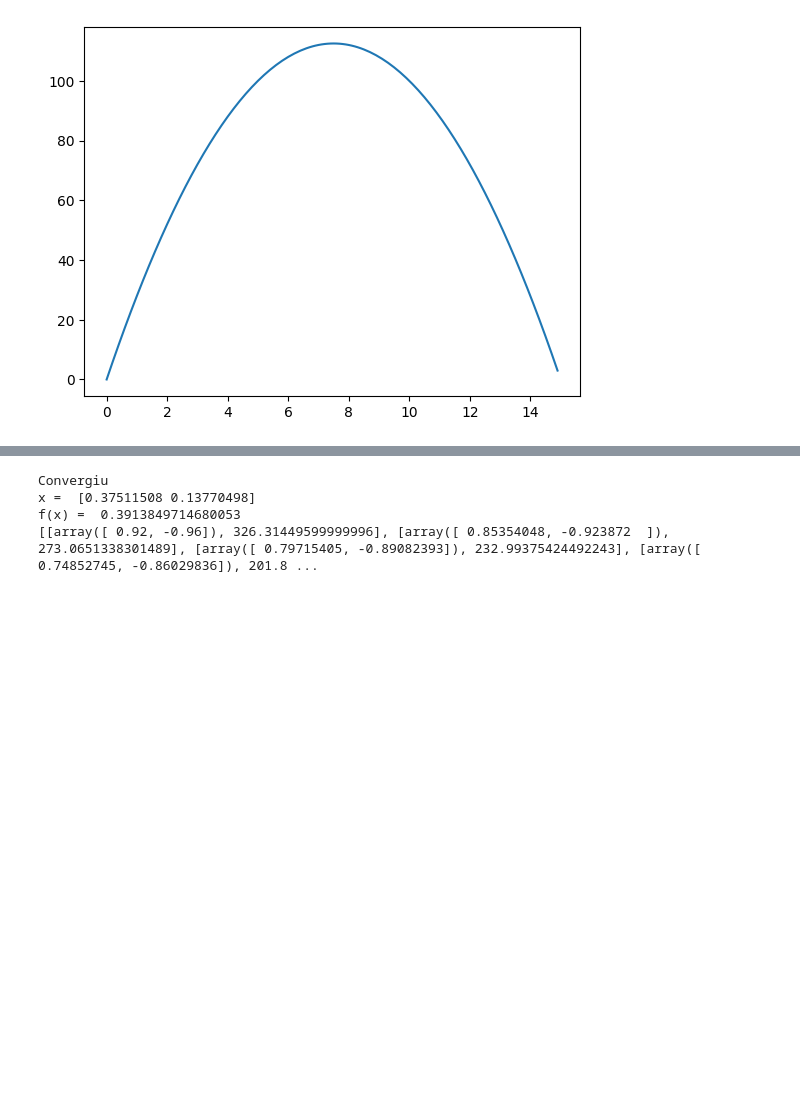
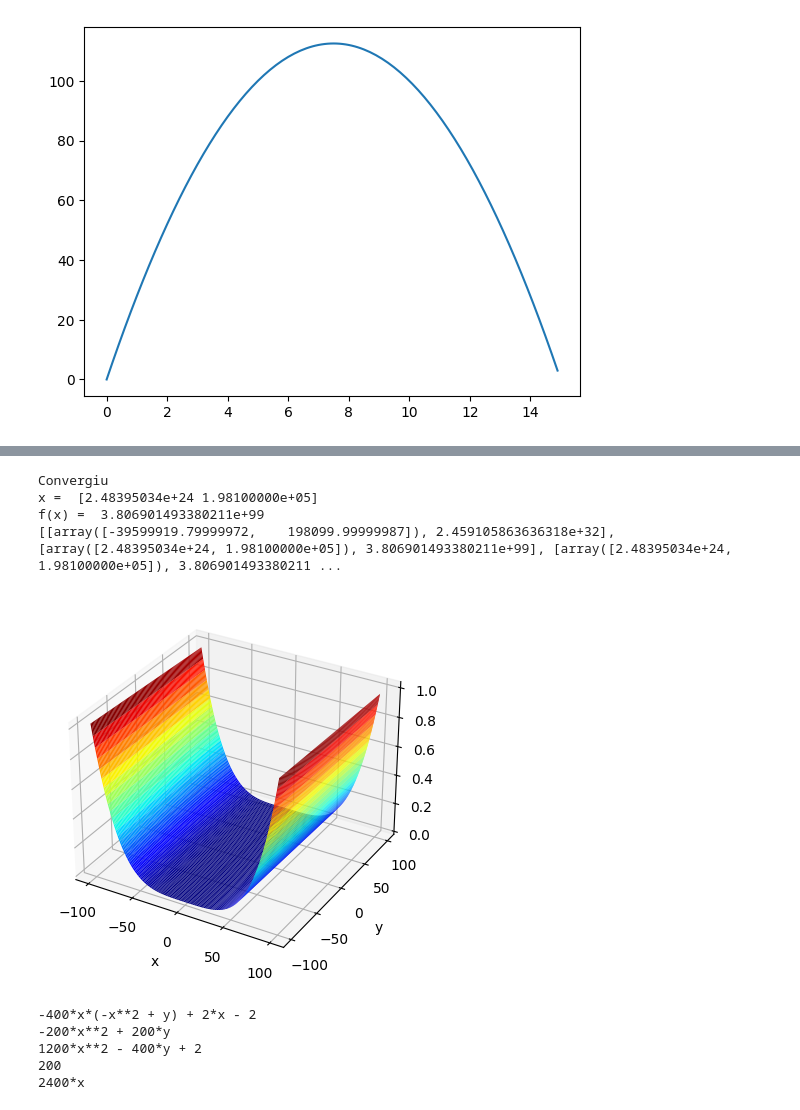
Before and after one commit to amaral220x/IC2023, a Jupyter notebook: gradient.ipynb, the cells around one changed output, grey strips where cells are left out. Drawn from its saved outputs; the diff is of its cells as text; code cells hidden in the pictures; blank space fills up the shorter version.

Commit message:
testes e mais testes

```diff
--- a/gradient.ipynb
+++ b/gradient.ipynb
@@ -175,13 +165,49 @@ Convergiu
 # %%
 def rosenbrock_2d(x):
     return 100 * (x[1] - x[0] ** 2) ** 2 + (1 - x[0]) ** 2
-x = np.array([1,-1])
-res, x, fx = g_descendent(x, 0.0001, rosenbrock_2d, "min")
+x = np.array([100,100])
+res, x, fx = g_descendent(x, 0.1, rosenbrock_2d, "min")
 print("x = ", x)
 print("f(x) = ", fx)
 print(res)
 # %% [output]
 Convergiu
-x =  [0.37511508 0.13770498]
-f(x) =  0.3913849714680053
-[[array([ 0.92, -0.96]), 326.31449599999996], [array([ 0.85354048, -0.923872  ]), 273.0651338301489], [array([ 0.79715405, -0.89082393]), 232.99375424492243], [array([ 0.74852745, -0.86029836]), 201.8 ...
+x =  [2.48395034e+24 1.98100000e+05]
+f(x) =  3.806901493380211e+99
+[[array([-39599919.79999972,    198099.99999987]), 2.459105863636318e+32], [array([2.48395034e+24, 1.98100000e+05]), 3.806901493380211e+99], [array([2.48395034e+24, 1.98100000e+05]), 3.806901493380211 ...
+# %%
+def plotar_rosenbrock():
+    x = np.arange(-100, 100, 0.1)
+    y = np.arange(-100, 100, 0.1)
+    X, Y = np.meshgrid(x, y)
+    Z = 100 * (Y - X ** 2) ** 2 + (1 - X) ** 2
+    fig = plt.figure()
+    ax = plt.axes(projection='3d')
+    ax.plot_surface(X, Y, Z, rcount=100, ccount=100, cmap='jet', edgecolor='none')
+    ax.set_xlabel('x')
+    ax.set_ylabel('y')
+    ax.set_zlabel('z')
+    plt.show()
+plotar_rosenbrock()
+# %% [output]
+[figure, added]
+# %%
+#Fazer o teste da primeira derivada
+x , y = sy.symbols('x y')
+rose = 100 * (y - x ** 2) ** 2 + (1 - x) ** 2
+dx = rose.diff(x)
+dy = rose.diff(y)
+print(dx)
+print(dy)
+dx = dx.diff(x)
+dy = dy.diff(y)
+print(dx)
+print(dy)
+dx = dx.diff(x)
+print(dx)
+# %% [output]
+-400*x*(-x**2 + y) + 2*x - 2
+-200*x**2 + 200*y
+1200*x**2 - 400*y + 2
+200
+2400*x
```
Also changed, not shown: parts of 10 cells of this notebook.
